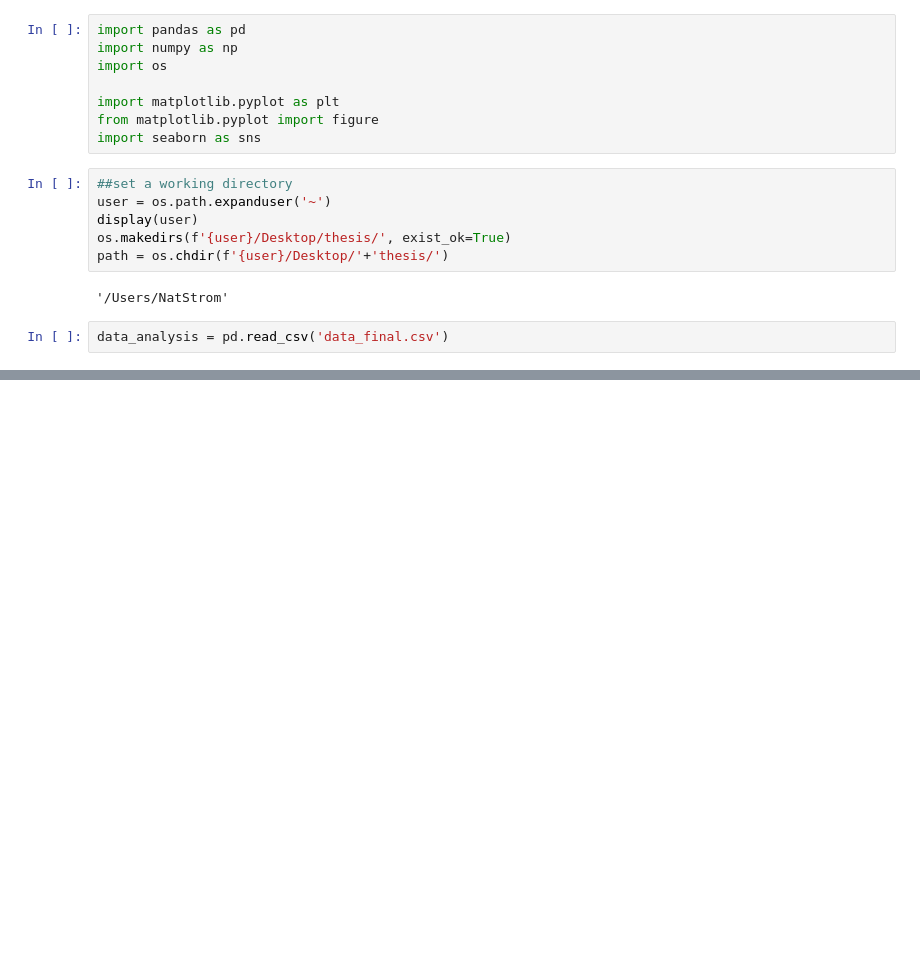
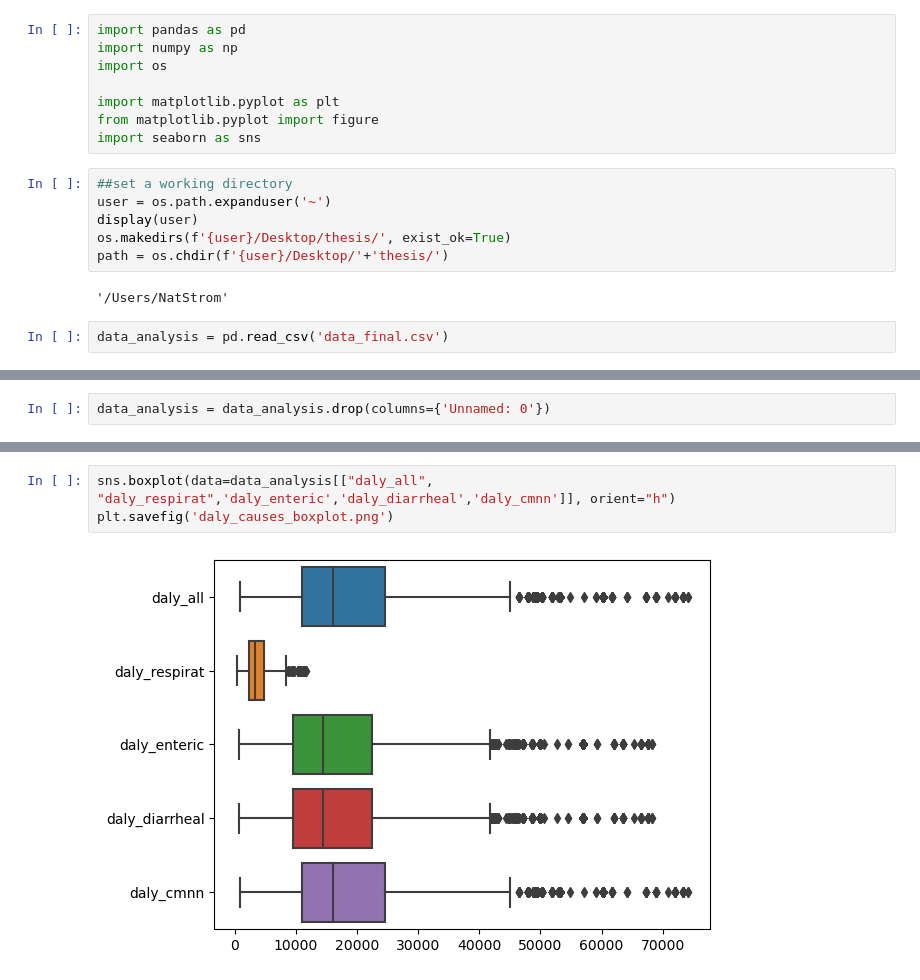
Before and after one commit to NatStrom/Thesis, a Jupyter notebook: descriptive analysis.ipynb, the cells around one changed output, grey strips where cells are left out. Cells and saved outputs as stored; diff of their text form; blank space fills up the shorter version.

```diff
--- a/descriptive analysis.ipynb
+++ b/descriptive analysis.ipynb
@@ -37,3 +37,5 @@ data_analysis
+# %%
+data_analysis = data_analysis.drop(columns={'Unnamed: 0'})
 # %%
 print(data_analysis.dtypes)
 print(data_analysis.columns)
@@ -68,0 +126,5 @@ False
+# %%
+sns.boxplot(data=data_analysis[["daly_all", "daly_respirat",'daly_enteric','daly_diarrheal','daly_cmnn']], orient="h")
+plt.savefig('daly_causes_boxplot.png')
+# %% [output]
+[figure, added]
```
Also changed, not shown: parts of 36 cells of this notebook, 3 other files.
